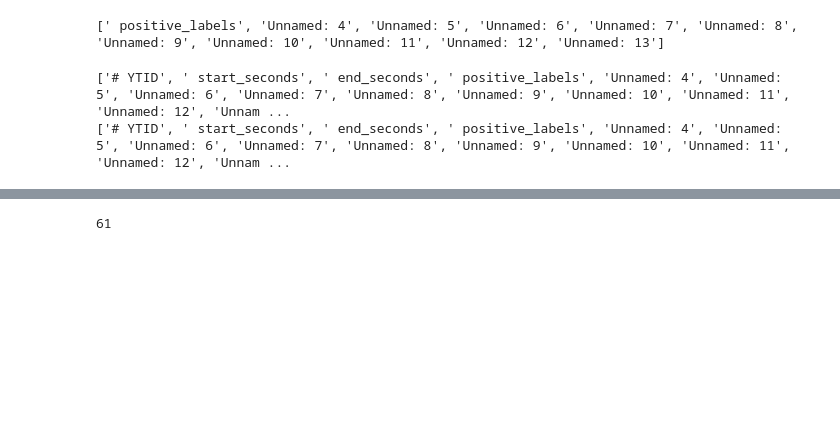
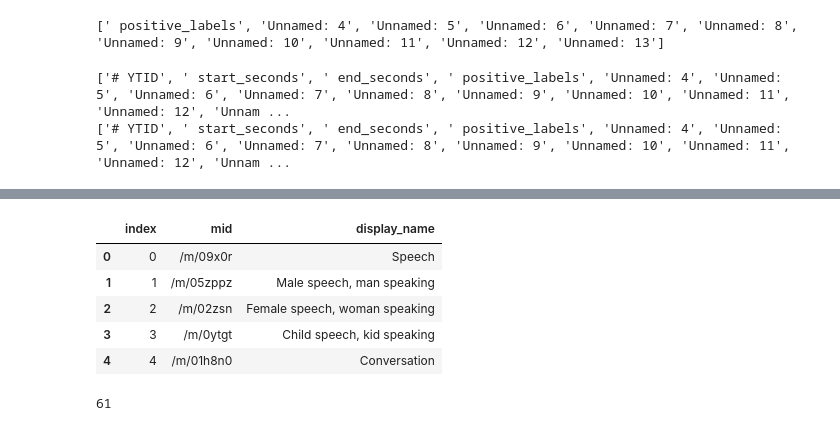
Before and after one commit to markadivalerio/audio-classifier-project, a Jupyter notebook: filter_audioset_data.ipynb, the cells around one changed output, grey strips where cells are left out. Cells and saved outputs as stored; diff of their text form; code cells hidden in the pictures; blank space fills up the shorter version.

```diff
--- a/filter_audioset_data.ipynb
+++ b/filter_audioset_data.ipynb
@@ -86,6 +98,15 @@ audioset_bal_train.head()
 | 2 | #NAME? | 0.0 | 10.0 | "/m/03fwl,/m/04rlf,/m/09x0r" | /m/03fwl | /m/04rlf | /m/09x0r |  | ... |
 | 3 | #NAME? | 30.0 | 40.0 | "/t/dd00003,/t/dd00005" | /t/dd00003 | /t/dd00005 |  |  | ... |
 | 4 | #NAME? | 200.0 | 210.0 | "/m/032s66,/m/073cg4" | /m/032s66 | /m/073cg4 |  |  | ... |
+# %%
+audioset_labels.head()
+# %% [output]
+|  | index | mid | display_name |
+| 0 | 0 | /m/09x0r | Speech |
+| 1 | 1 | /m/05zppz | Male speech, man speaking |
+| 2 | 2 | /m/02zsn | Female speech, woman speaking |
+| 3 | 3 | /m/0ytgt | Child speech, kid speaking |
+| 4 | 4 | /m/01h8n0 | Conversation |
 # %%
  index_list = [
  72,
```
Also changed, not shown: parts of 26 cells of this notebook.
